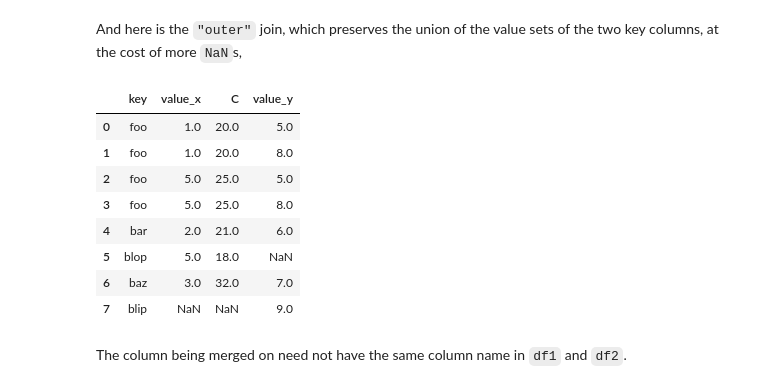
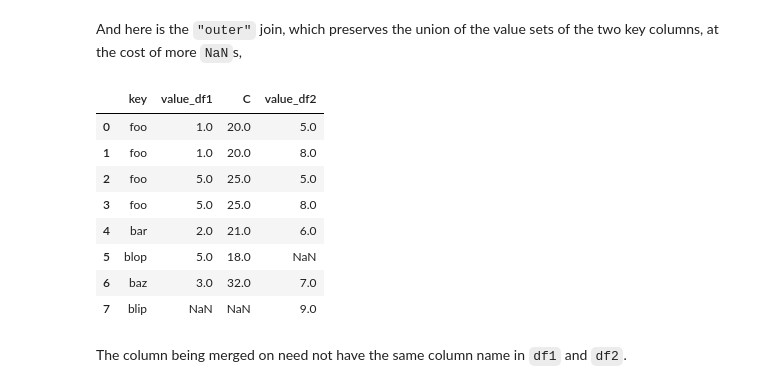
Before and after one commit to gawron/python-for-social-science, a Jupyter notebook: pandas/bda_pandas_intro_part_2.ipynb, the cells around one changed output. Drawn from its saved outputs; the diff is of its cells as text; code cells hidden in the pictures.

```diff
--- a/pandas/bda_pandas_intro_part_2.ipynb
+++ b/pandas/bda_pandas_intro_part_2.ipynb
@@ -1738,9 +1738,9 @@ df1.merge(df2, on='key',how="left")
 And here is the `"outer"` join, which preserves the union of the value sets of the two key columns,
 at the cost of more `NaN`s,
 # %%
-df1.merge(df2, on='key', how="outer", suffix)
+df1.merge(df2, on='key', how="outer", suffixes = ("_df1","_df2"))
 # %% [output]
-|  | key | value_x | C | value_y |
+|  | key | value_df1 | C | value_df2 |
 | 0 | foo | 1.0 | 20.0 | 5.0 |
 | 1 | foo | 1.0 | 20.0 | 8.0 |
 | 2 | foo | 5.0 | 25.0 | 5.0 |
```
